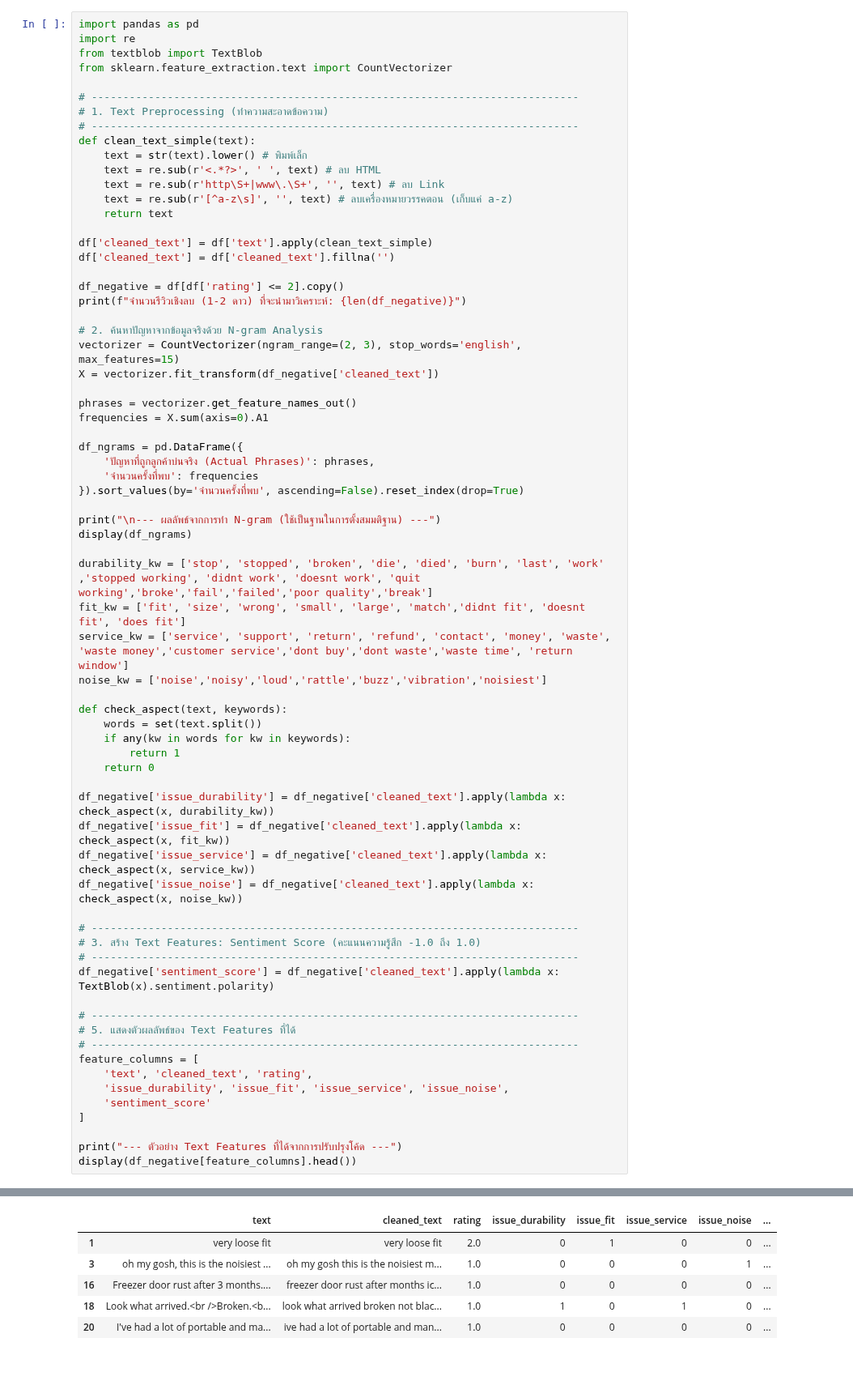
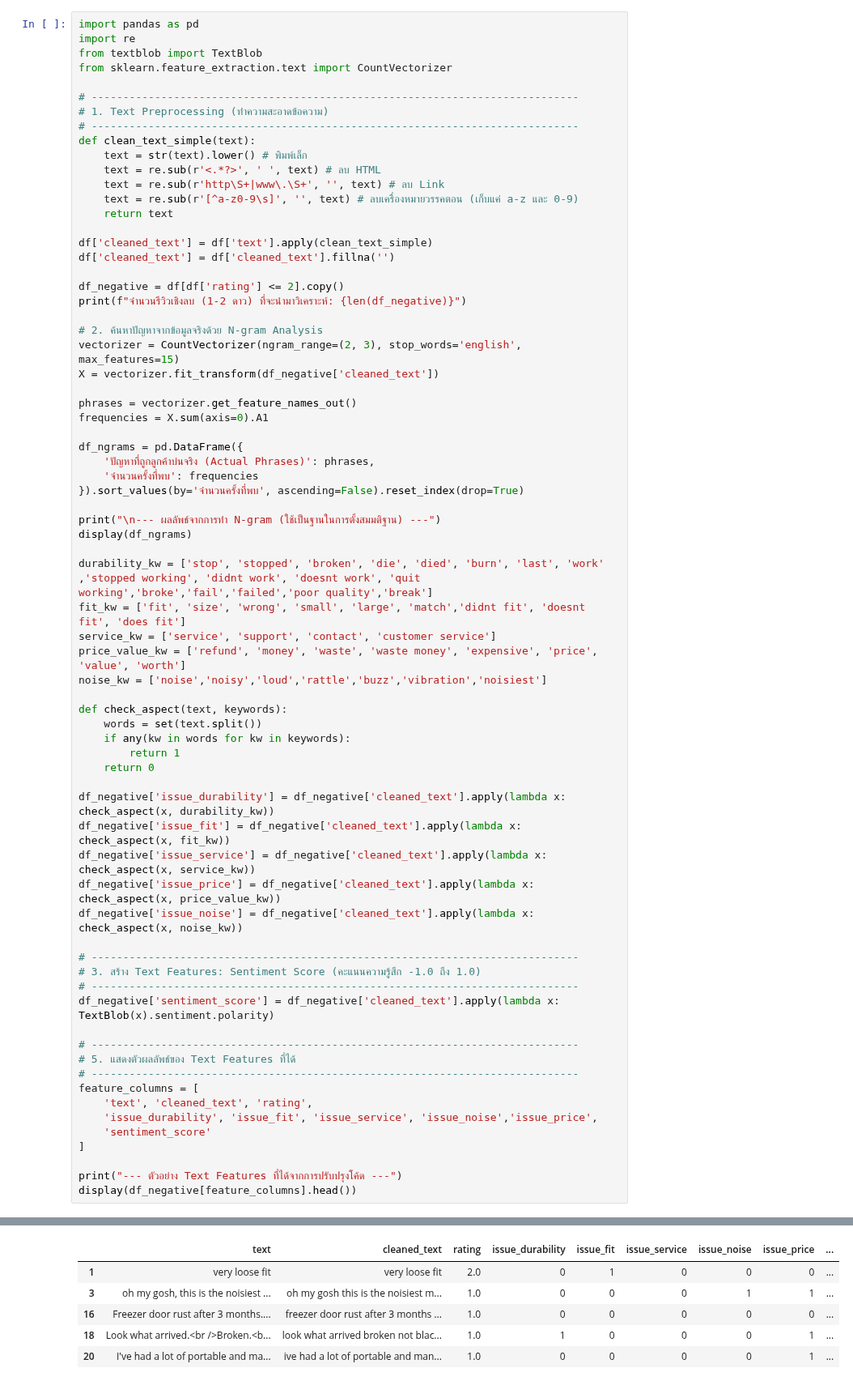
Before and after one commit to doperjerr/Project1-Text_Analytics69, a Jupyter notebook: project1_text_analytics69.ipynb, the cells around one changed output, grey strips where cells are left out. Shown at 81% size. Cells and saved outputs as stored; diff of their text form.

```diff
--- a/project1_text_analytics69.ipynb
+++ b/project1_text_analytics69.ipynb
@@ -721,7 +745,7 @@ def clean_text_simple(text):
     text = str(text).lower() # พิมพ์เล็ก
     text = re.sub(r'<.*?>', ' ', text) # ลบ HTML
     text = re.sub(r'http\S+|www\.\S+', '', text) # ลบ Link
-    text = re.sub(r'[^a-z\s]', '', text) # ลบเครื่องหมายวรรคตอน (เก็บแค่ a-z)
+    text = re.sub(r'[^a-z0-9\s]', '', text) # ลบเครื่องหมายวรรคตอน (เก็บแค่ a-z และ 0-9)
     return text
 
 df['cleaned_text'] = df['text'].apply(clean_text_simple)
@@ -747,7 +771,8 @@ display(df_ngrams)
 
 durability_kw = ['stop', 'stopped', 'broken', 'die', 'died', 'burn', 'last', 'work' ,'stopped working', 'didnt work', 'doesnt work', 'quit working','broke','fail','failed','poor quality','break']
 fit_kw = ['fit', 'size', 'wrong', 'small', 'large', 'match','didnt fit', 'doesnt fit', 'does fit']
-service_kw = ['service', 'support', 'return', 'refund', 'contact', 'money', 'waste', 'waste money','customer service','dont buy','dont waste','waste time', 'return window']
+service_kw = ['service', 'support', 'contact', 'customer service']
+price_value_kw = ['refund', 'money', 'waste', 'waste money', 'expensive', 'price', 'value', 'worth']
 noise_kw = ['noise','noisy','loud','rattle','buzz','vibration','noisiest']
 
 def check_aspect(text, keywords):
@@ -759,6 +784,7 @@ def check_aspect(text, keywords):
 df_negative['issue_durability'] = df_negative['cleaned_text'].apply(lambda x: check_aspect(x, durability_kw))
 df_negative['issue_fit'] = df_negative['cleaned_text'].apply(lambda x: check_aspect(x, fit_kw))
 df_negative['issue_service'] = df_negative['cleaned_text'].apply(lambda x: check_aspect(x, service_kw))
+df_negative['issue_price'] = df_negative['cleaned_text'].apply(lambda x: check_aspect(x, price_value_kw))
 df_negative['issue_noise'] = df_negative['cleaned_text'].apply(lambda x: check_aspect(x, noise_kw))
 
 # -----------------------------------------------------------------------------
@@ -771,7 +797,7 @@ df_negative['sentiment_score'] = df_negative['cleaned_text'].apply(lambda x: Tex
 # -----------------------------------------------------------------------------
 feature_columns = [
     'text', 'cleaned_text', 'rating',
-    'issue_durability', 'issue_fit', 'issue_service', 'issue_noise',
+    'issue_durability', 'issue_fit', 'issue_service', 'issue_noise','issue_price',
     'sentiment_score'
 ]
 
@@ -795,15 +821,15 @@ display(df_negative[feature_columns].head())
 | 10 | doesnt work | 47 |
 | 11 | didnt fit | 46 |
 | 12 | coffee grounds | 45 |
 | 13 | does fit | 44 |
 | 14 | dont waste | 43 |
 --- ตัวอย่าง Text Features ที่ได้จากการปรับปรุงโค้ด ---
-|  | text | cleaned_text | rating | issue_durability | issue_fit | issue_service | issue_noise | ... |
-| 1 | very loose fit | very loose fit | 2.0 | 0 | 1 | 0 | 0 | ... |
-| 3 | oh my gosh, this is the noisiest ... | oh my gosh this is the noisiest m... | 1.0 | 0 | 0 | 0 | 1 | ... |
-| 16 | Freezer door rust after 3 months.... | freezer door rust after months ic... | 1.0 | 0 | 0 | 0 | 0 | ... |
-| 18 | Look what arrived.<br />Broken.<b... | look what arrived broken not blac... | 1.0 | 1 | 0 | 1 | 0 | ... |
-| 20 | I've had a lot of portable and ma... | ive had a lot of portable and man... | 1.0 | 0 | 0 | 0 | 0 | ... |
+|  | text | cleaned_text | rating | issue_durability | issue_fit | issue_service | issue_noise | issue_price | ... |
+| 1 | very loose fit | very loose fit | 2.0 | 0 | 1 | 0 | 0 | 0 | ... |
+| 3 | oh my gosh, this is the noisiest ... | oh my gosh this is the noisiest m... | 1.0 | 0 | 0 | 0 | 1 | 1 | ... |
+| 16 | Freezer door rust after 3 months.... | freezer door rust after 3 months ... | 1.0 | 0 | 0 | 0 | 0 | 0 | ... |
+| 18 | Look what arrived.<br />Broken.<b... | look what arrived broken not blac... | 1.0 | 1 | 0 | 0 | 0 | 1 | ... |
+| 20 | I've had a lot of portable and ma... | ive had a lot of portable and man... | 1.0 | 0 | 0 | 0 | 0 | 1 | ... |
 # %% [markdown]
 **preprocessing**
 
```
Also changed, not shown: parts of 29 cells of this notebook.
